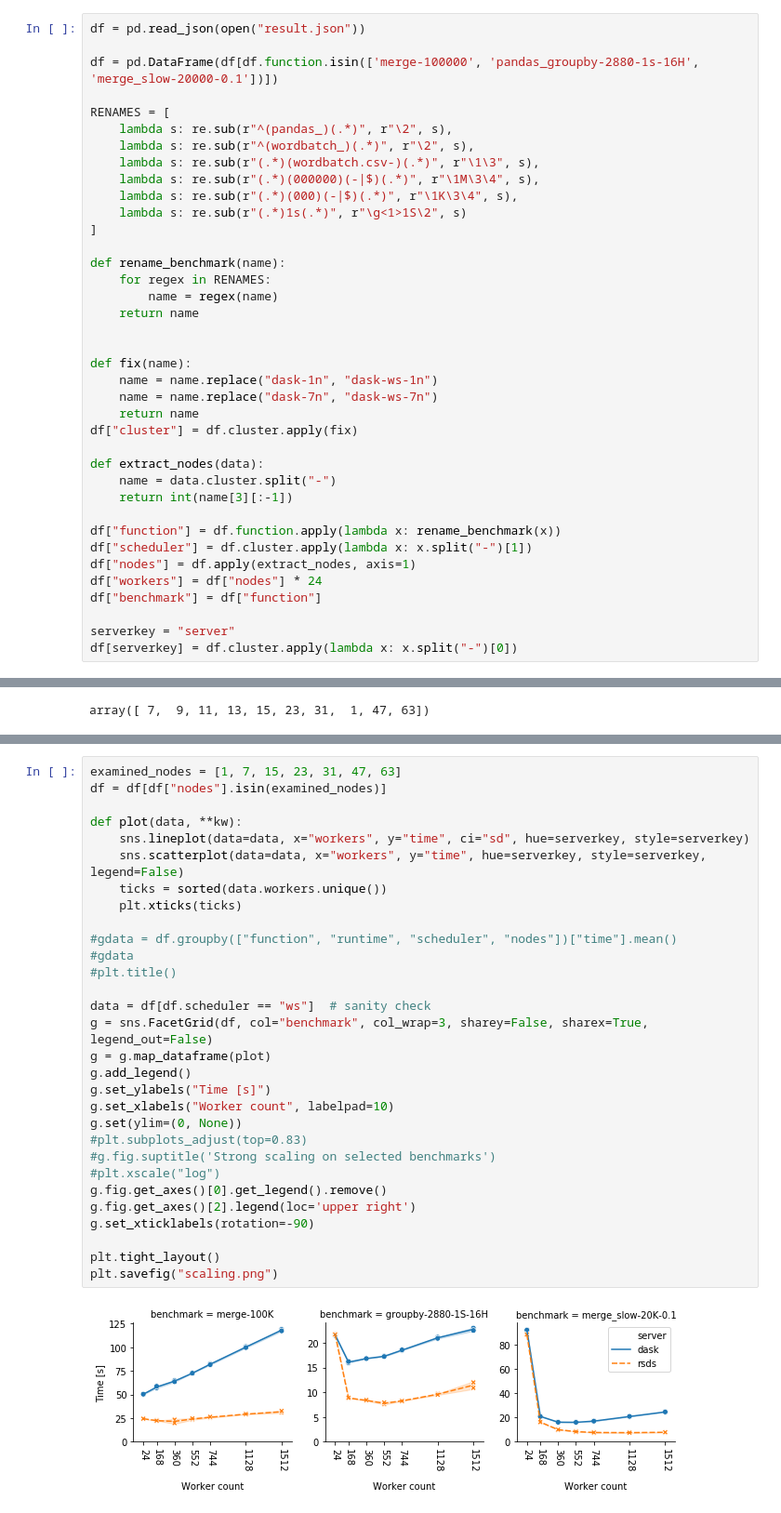
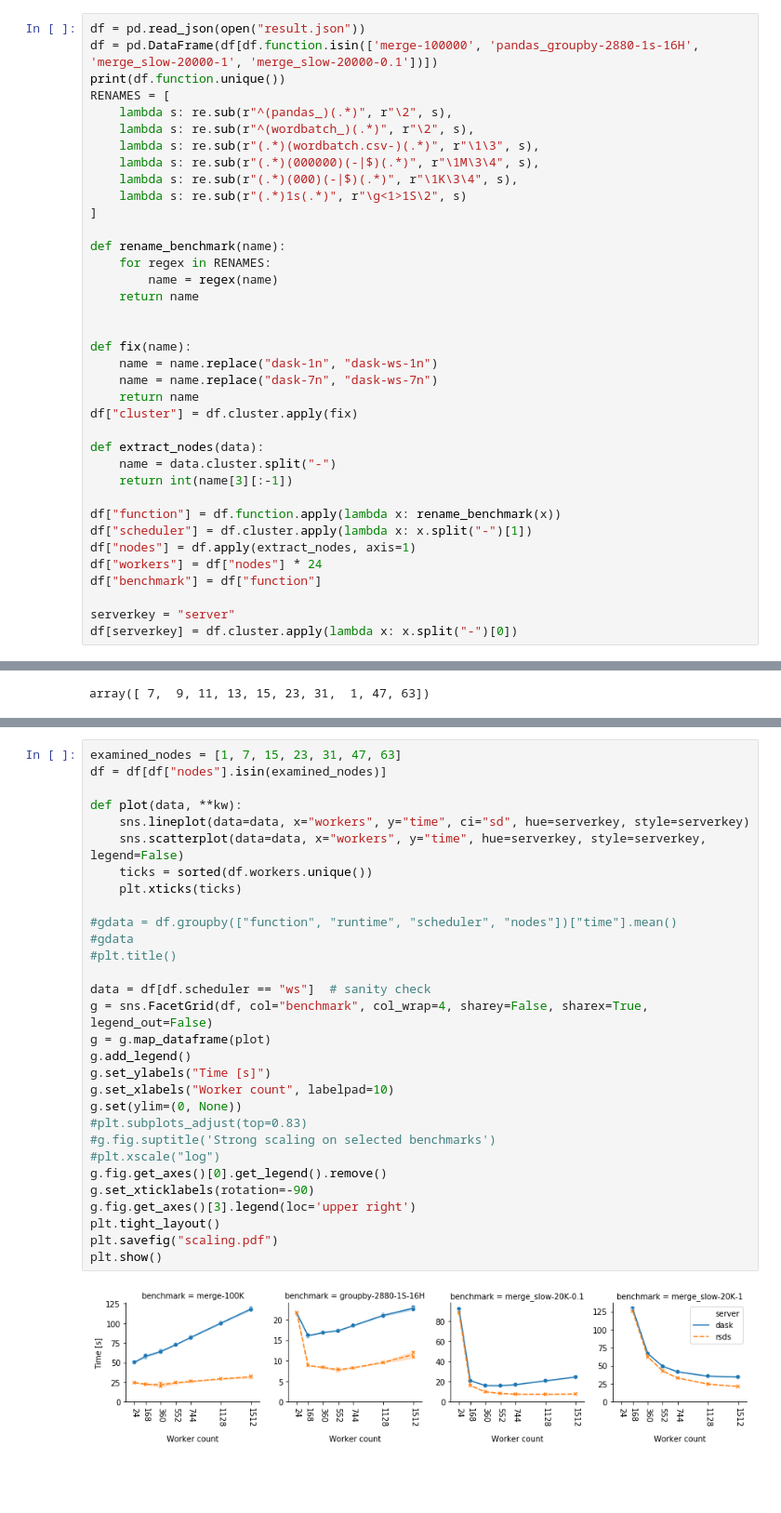
Before and after one commit to andygrove/rsds, a Jupyter notebook: exps/exp5/exp3.ipynb, the cells around one changed output, grey strips where cells are left out. Shown at 93% size. Saved outputs shown, nothing was run; the diff lists cells and outputs as text; blank space fills up the shorter version.

```diff
--- a/exps/exp5/exp3.ipynb
+++ b/exps/exp5/exp3.ipynb
@@ -6,9 +6,8 @@ import matplotlib.pyplot as plt
 import re
 # %%
 df = pd.read_json(open("result.json"))
-
-df = pd.DataFrame(df[df.function.isin(['merge-100000', 'pandas_groupby-2880-1s-16H', 'merge_slow-20000-0.1'])])
-
+df = pd.DataFrame(df[df.function.isin(['merge-100000', 'pandas_groupby-2880-1s-16H', 'merge_slow-20000-1', 'merge_slow-20000-0.1'])])
+print(df.function.unique())
 RENAMES = [
     lambda s: re.sub(r"^(pandas_)(.*)", r"\2", s),
     lambda s: re.sub(r"^(wordbatch_)(.*)", r"\2", s),
@@ -55,35 +72,35 @@ Series([], Name: time, dtype: float64)
 # %%
 examined_nodes = [1, 7, 15, 23, 31, 47, 63]
 df = df[df["nodes"].isin(examined_nodes)]
 
 def plot(data, **kw):
     sns.lineplot(data=data, x="workers", y="time", ci="sd", hue=serverkey, style=serverkey)
     sns.scatterplot(data=data, x="workers", y="time", hue=serverkey, style=serverkey, legend=False)
-    ticks = sorted(data.workers.unique())
+    ticks = sorted(df.workers.unique())
     plt.xticks(ticks)
 
 #gdata = df.groupby(["function", "runtime", "scheduler", "nodes"])["time"].mean()
 #gdata
 #plt.title()
 
 data = df[df.scheduler == "ws"]  # sanity check
-g = sns.FacetGrid(df, col="benchmark", col_wrap=3, sharey=False, sharex=True, legend_out=False)
+g = sns.FacetGrid(df, col="benchmark", col_wrap=4, sharey=False, sharex=True, legend_out=False)
 g = g.map_dataframe(plot)
 g.add_legend()
 g.set_ylabels("Time [s]")
 g.set_xlabels("Worker count", labelpad=10)
 g.set(ylim=(0, None))
 #plt.subplots_adjust(top=0.83)
 #g.fig.suptitle('Strong scaling on selected benchmarks')
 #plt.xscale("log")
 g.fig.get_axes()[0].get_legend().remove()
-g.fig.get_axes()[2].legend(loc='upper right')
 g.set_xticklabels(rotation=-90)
-
+g.fig.get_axes()[3].legend(loc='upper right')
 plt.tight_layout()
-plt.savefig("scaling.png")
+plt.savefig("scaling.pdf")
+plt.show()
 # %% [output]
-[figure, old version]
+[figure, new version]
 # %%
 def create_plot(frame, plot_fn):
     def extract(fn):
```
Also changed, not shown: parts of 3 cells of this notebook, 3 other files.
